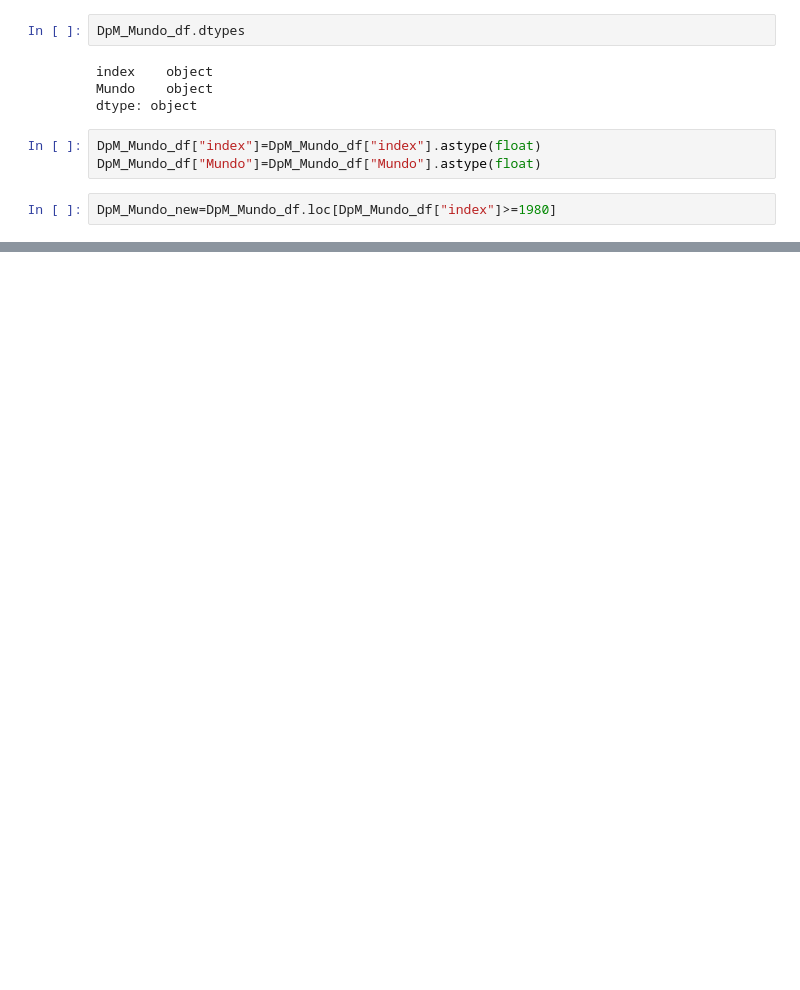
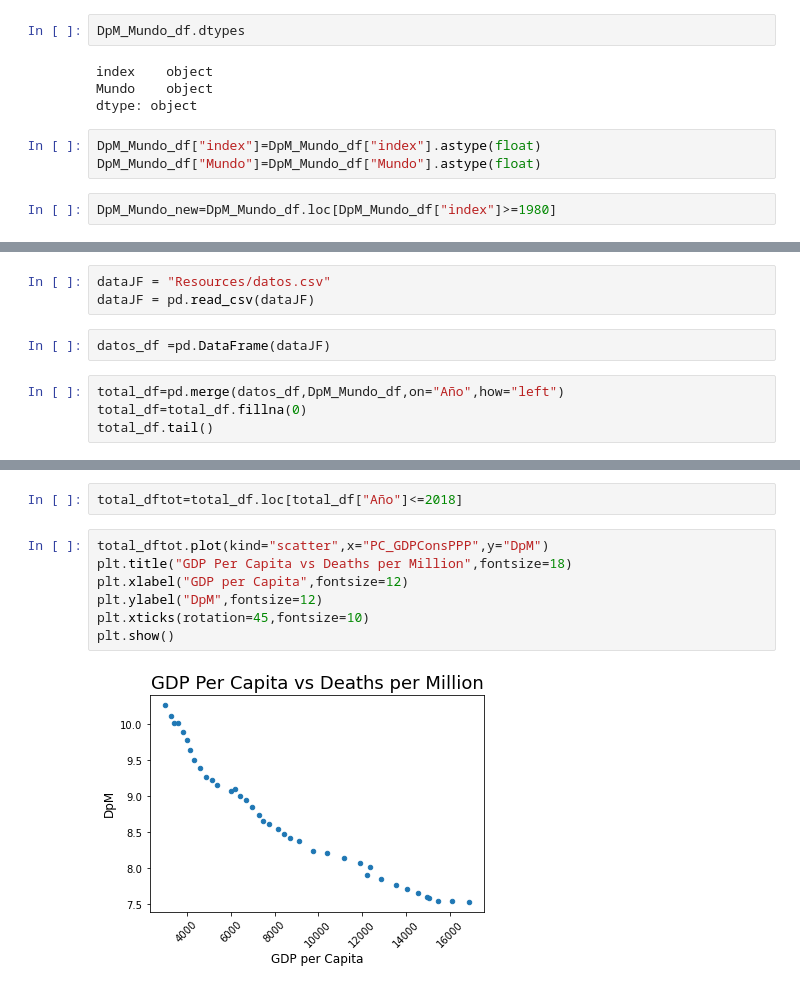
Before and after one commit to luislobo6/proyecto1-teamsigma, a Jupyter notebook: Jorge-notebook.ipynb, the cells around one changed output, grey strips where cells are left out. Drawn from its saved outputs; the diff is of its cells as text; blank space fills up the shorter version.

```diff
--- a/Jorge-notebook.ipynb
+++ b/Jorge-notebook.ipynb
@@ -66,0 +70,9 @@ The expected Deaths per Million Habitants in the World for 2019 is 12.81 and for
+# %%
+dataJF = "Resources/datos.csv"
+dataJF = pd.read_csv(dataJF)
+# %%
+datos_df =pd.DataFrame(dataJF)
+# %%
+total_df=pd.merge(datos_df,DpM_Mundo_df,on="Año",how="left")
+total_df=total_df.fillna(0)
+total_df.tail()
@@ -66,0 +102,11 @@ The expected Deaths per Million Habitants in the World for 2019 is 12.81 and for
+# %%
+total_dftot=total_df.loc[total_df["Año"]<=2018]
+# %%
+total_dftot.plot(kind="scatter",x="PC_GDPConsPPP",y="DpM")
+plt.title("GDP Per Capita vs Deaths per Million",fontsize=18)
+plt.xlabel("GDP per Capita",fontsize=12)
+plt.ylabel("DpM",fontsize=12)
+plt.xticks(rotation=45,fontsize=10)
+plt.show()
+# %% [output]
+[figure, added]
```
Also changed, not shown: parts of 7 cells of this notebook.
